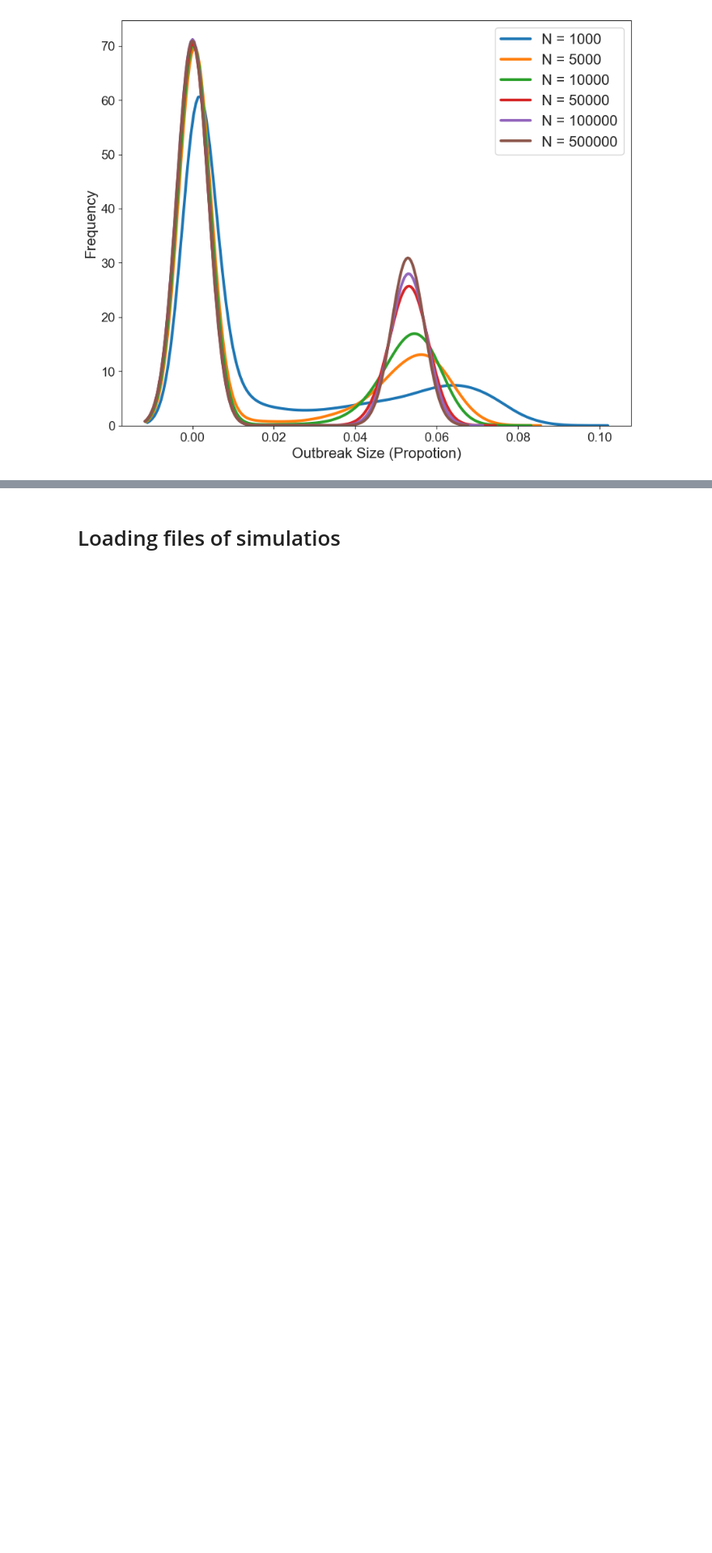
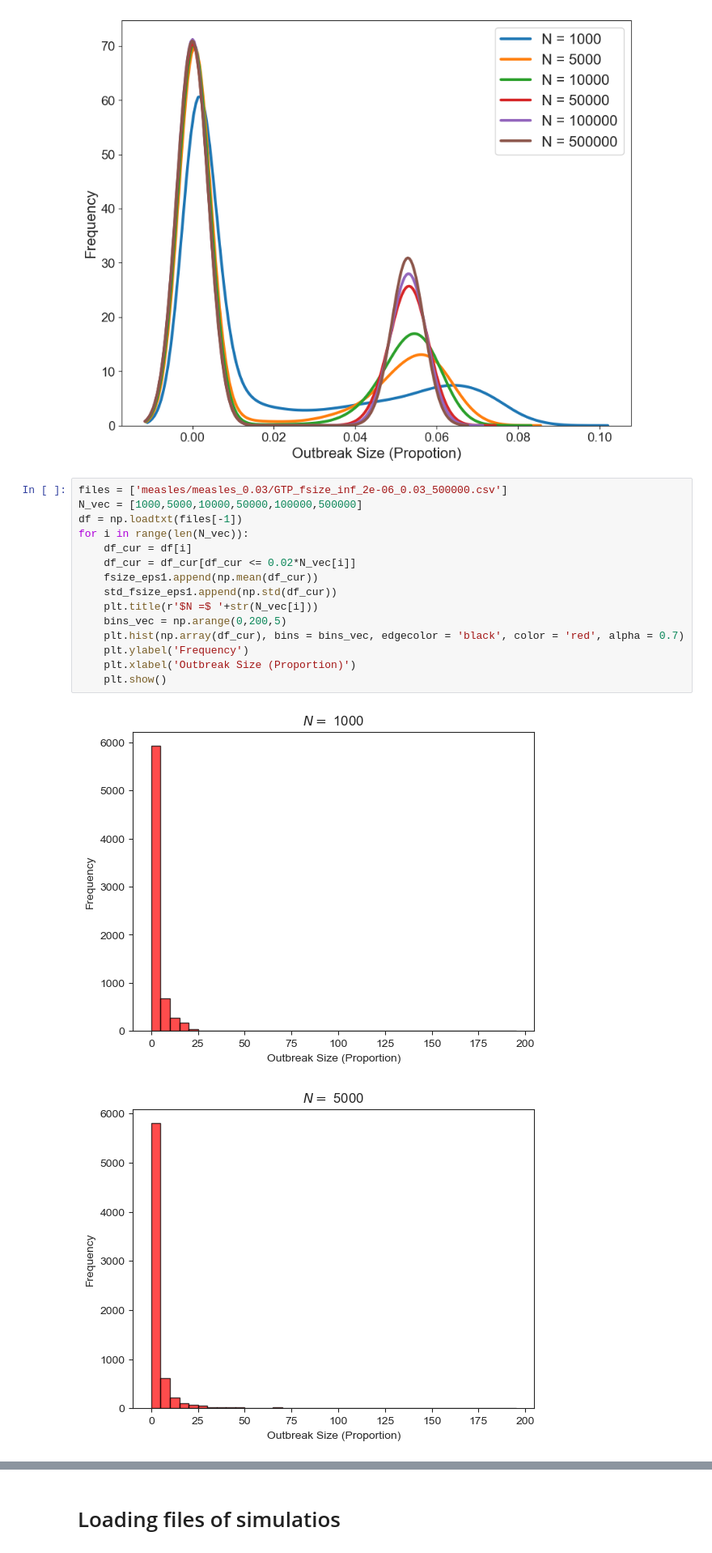
Before and after one commit to denisecammarota/HIT-dynamics, a Jupyter notebook: Analysis_SIR_Gillespie_Tau_Measles.ipynb, the cells around one changed output, grey strips where cells are left out. Shown at 81% size. Cells and saved outputs as stored; diff of their text form; blank space fills up the shorter version.

Commit message:
added plots of absolute numbers for small outbreaks

```diff
--- a/Analysis_SIR_Gillespie_Tau_Measles.ipynb
+++ b/Analysis_SIR_Gillespie_Tau_Measles.ipynb
@@ -64,3 +64,21 @@ plt.yticks(fontsize = 14)
 plt.show()
 # %% [output]
 [figure]
+# %%
+files = ['measles/measles_0.03/GTP_fsize_inf_2e-06_0.03_500000.csv']
+N_vec = [1000,5000,10000,50000,100000,500000]
+df = np.loadtxt(files[-1])
+for i in range(len(N_vec)):
+    df_cur = df[i]
+    df_cur = df_cur[df_cur <= 0.02*N_vec[i]]
+    fsize_eps1.append(np.mean(df_cur))
+    std_fsize_eps1.append(np.std(df_cur))
+    plt.title(r'$N =$ '+str(N_vec[i]))
+    bins_vec = np.arange(0,200,5)
+    plt.hist(np.array(df_cur), bins = bins_vec, edgecolor = 'black', color = 'red', alpha = 0.7)
+    plt.ylabel('Frequency')
+    plt.xlabel('Outbreak Size (Proportion)')
+    plt.show()
+# %% [output]
+[figure, added]
+[figure, added]
```
Also changed, not shown: parts of 9 cells of this notebook.
